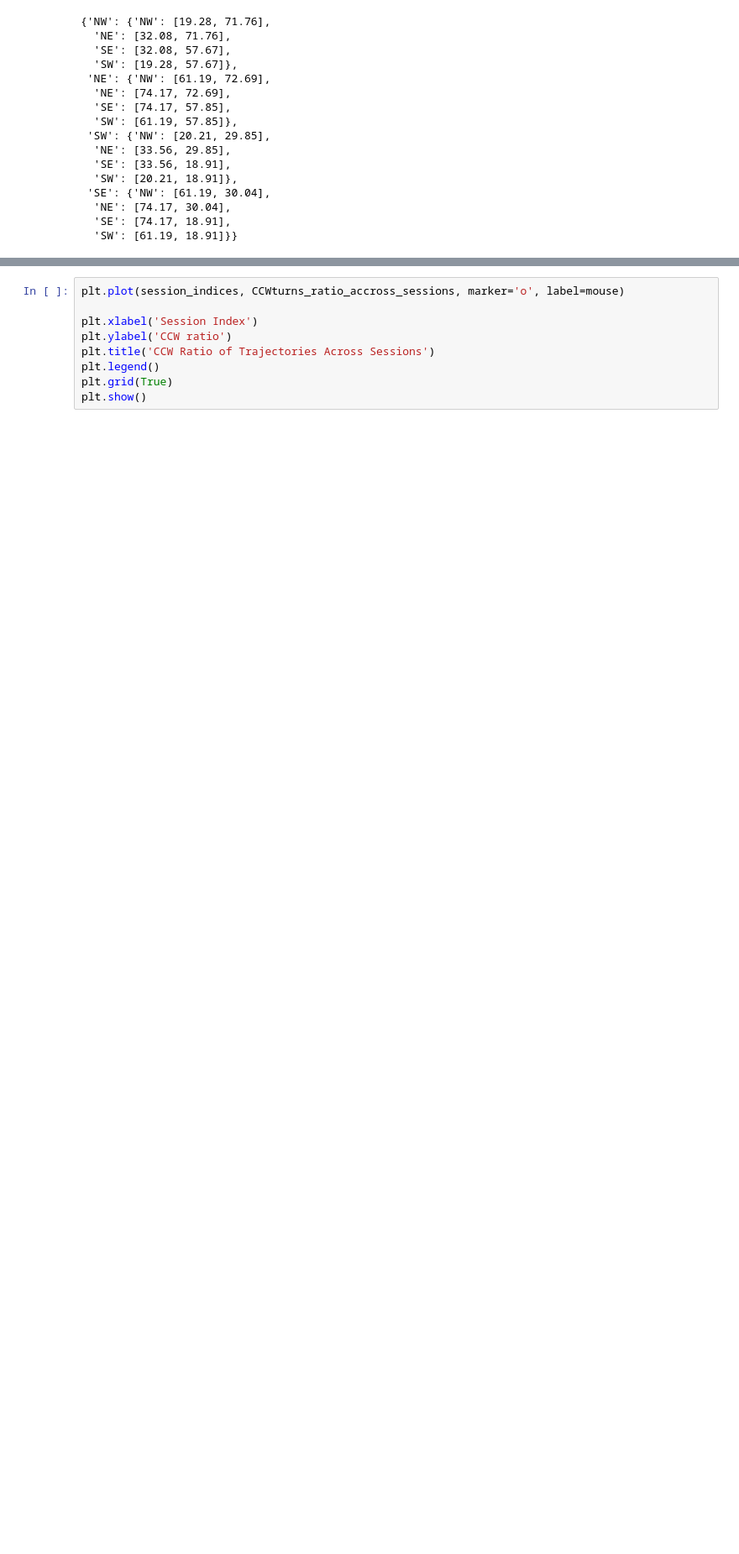
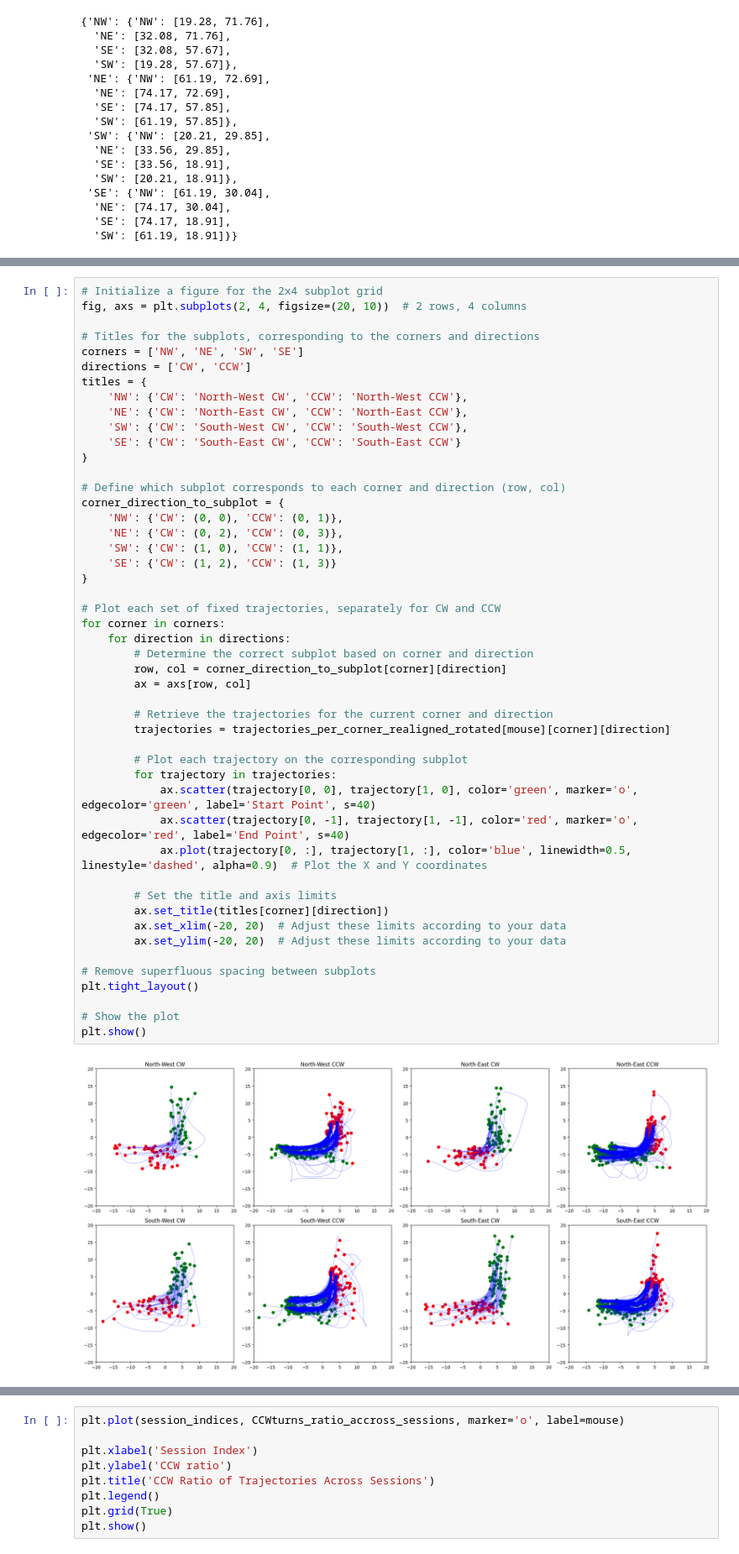
Before and after one commit to HeathenToaster/MouseTache, a Jupyter notebook: GetAllRunsAroundQuarterPerAnimal.ipynb, the cells around one changed output, grey strips where cells are left out. Shown at 84% size. Saved outputs shown, nothing was run; the diff lists cells and outputs as text; blank space fills up the shorter version.

```diff
--- a/GetAllRunsAroundQuarterPerAnimal.ipynb
+++ b/GetAllRunsAroundQuarterPerAnimal.ipynb
@@ -310 +635,51 @@ plt.show()
+# %%
+# Initialize a figure for the 2x4 subplot grid
+fig, axs = plt.subplots(2, 4, figsize=(20, 10))  # 2 rows, 4 columns
+
+# Titles for the subplots, corresponding to the corners and directions
+corners = ['NW', 'NE', 'SW', 'SE']
+directions = ['CW', 'CCW']
+titles = {
+    'NW': {'CW': 'North-West CW', 'CCW': 'North-West CCW'},
+    'NE': {'CW': 'North-East CW', 'CCW': 'North-East CCW'},
+    'SW': {'CW': 'South-West CW', 'CCW': 'South-West CCW'},
+    'SE': {'CW': 'South-East CW', 'CCW': 'South-East CCW'}
+}
+
+# Define which subplot corresponds to each corner and direction (row, col)
+corner_direction_to_subplot = {
+    'NW': {'CW': (0, 0), 'CCW': (0, 1)},
+    'NE': {'CW': (0, 2), 'CCW': (0, 3)},
+    'SW': {'CW': (1, 0), 'CCW': (1, 1)},
+    'SE': {'CW': (1, 2), 'CCW': (1, 3)}
+}
+
+# Plot each set of fixed trajectories, separately for CW and CCW
+for corner in corners:
+    for direction in directions:
+        # Determine the correct subplot based on corner and direction
+        row, col = corner_direction_to_subplot[corner][direction]
+        ax = axs[row, col]
+
+        # Retrieve the trajectories for the current corner and direction
+        trajectories = trajectories_per_corner_realigned_rotated[mouse][corner][direction]
+
+        # Plot each trajectory on the corresponding subplot
+        for trajectory in trajectories:
+            ax.scatter(trajectory[0, 0], trajectory[1, 0], color='green', marker='o', edgecolor='green', label='Start Point', s=40)
+            ax.scatter(trajectory[0, -1], trajectory[1, -1], color='red', marker='o', edgecolor='red', label='End Point', s=40)
+            ax.plot(trajectory[0, :], trajectory[1, :], color='blue', linewidth=0.5, linestyle='dashed', alpha=0.9)  # Plot the X and Y coordinates
+
+        # Set the title and axis limits
+        ax.set_title(titles[corner][direction])
+        ax.set_xlim(-20, 20)  # Adjust these limits according to your data
+        ax.set_ylim(-20, 20)  # Adjust these limits according to your data
+
+# Remove superfluous spacing between subplots
+plt.tight_layout()
+
+# Show the plot
+plt.show()
+# %% [output]
+[figure, added]
 # %%
```
Also changed, not shown: parts of 18 cells of this notebook.
